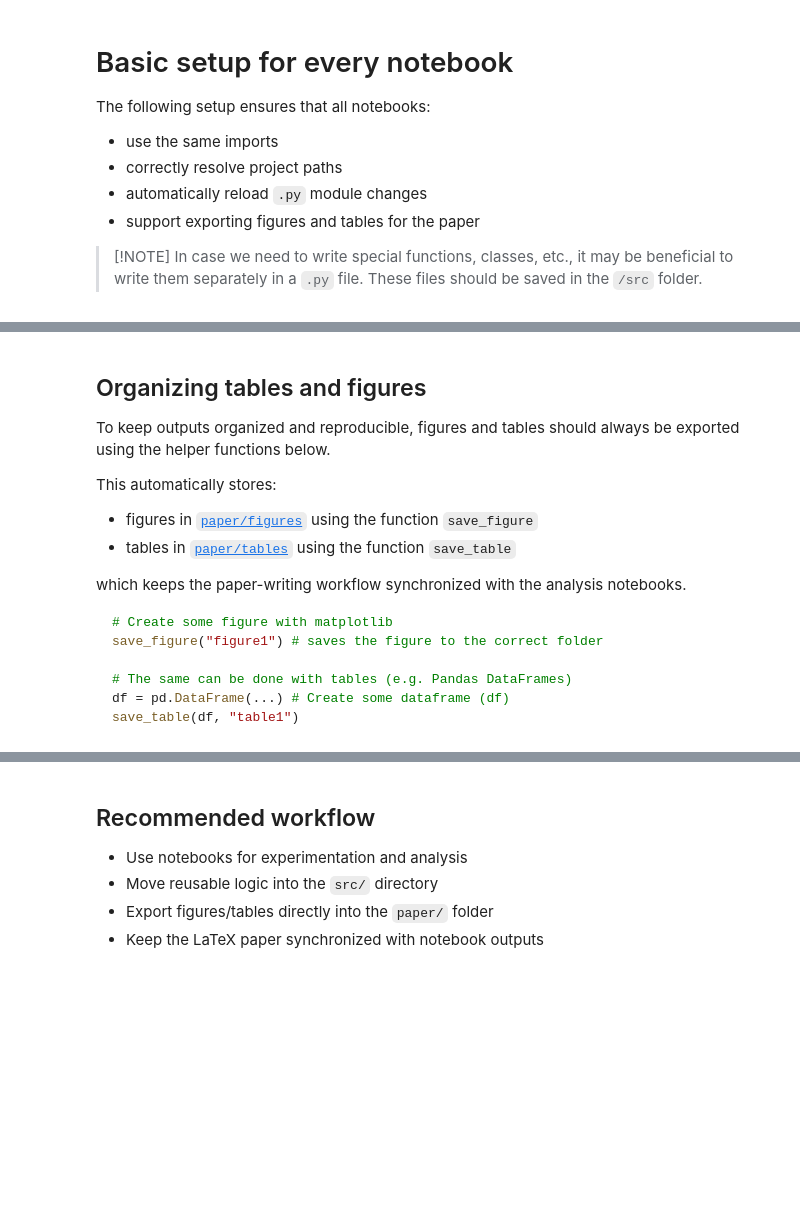
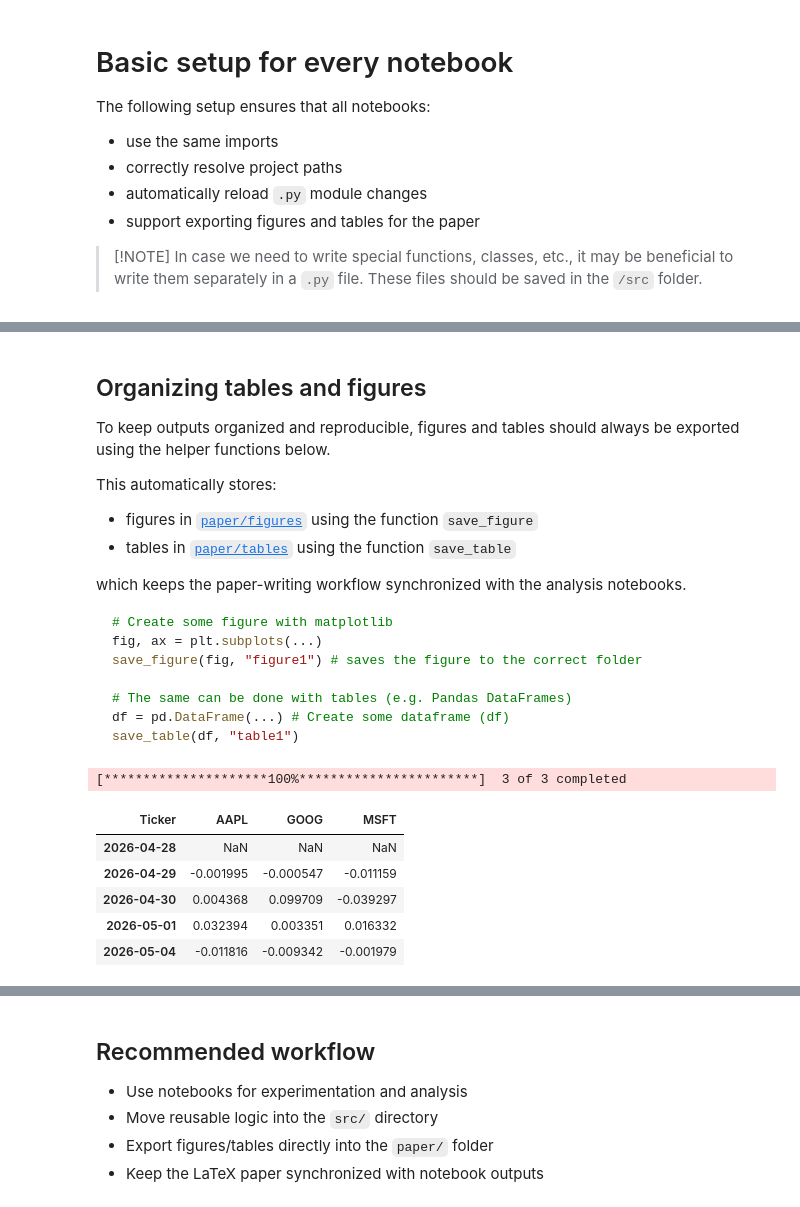
Before and after one commit to angeloiann-cpu/Data-Science, a Jupyter notebook: notebooks/InfoNotebook.ipynb, the cells around one changed output, grey strips where cells are left out. Cells and saved outputs as stored; diff of their text form; code cells hidden in the pictures; blank space fills up the shorter version.

````diff
--- a/notebooks/InfoNotebook.ipynb
+++ b/notebooks/InfoNotebook.ipynb
@@ -36,9 +40,26 @@ which keeps the paper-writing workflow synchronized with the analysis notebooks.
 
 ```python
 # Create some figure with matplotlib
-save_figure("figure1") # saves the figure to the correct folder
+fig, ax = plt.subplots(...)
+save_figure(fig, "figure1") # saves the figure to the correct folder
 
 # The same can be done with tables (e.g. Pandas DataFrames)
 df = pd.DataFrame(...) # Create some dataframe (df)
 save_table(df, "table1")
 ```
+# %%
+# Example: Downloading yfinance stock data
+stock_data = yf.download(['MSFT', 'AAPL', 'GOOG'], period='1mo')
+stock_returns = stock_data.Close.pct_change()
+# %% [output]
+[*********************100%***********************]  3 of 3 completed
+# %%
+# We can create a table
+stock_returns.head()
+# %% [output]
+| Ticker | AAPL | GOOG | MSFT |
+| 2026-04-28 | NaN | NaN | NaN |
+| 2026-04-29 | -0.001995 | -0.000547 | -0.011159 |
+| 2026-04-30 | 0.004368 | 0.099709 | -0.039297 |
+| 2026-05-01 | 0.032394 | 0.003351 | 0.016332 |
+| 2026-05-04 | -0.011816 | -0.009342 | -0.001979 |
````
Also changed, not shown: parts of 3 cells of this notebook, 5 other files.
